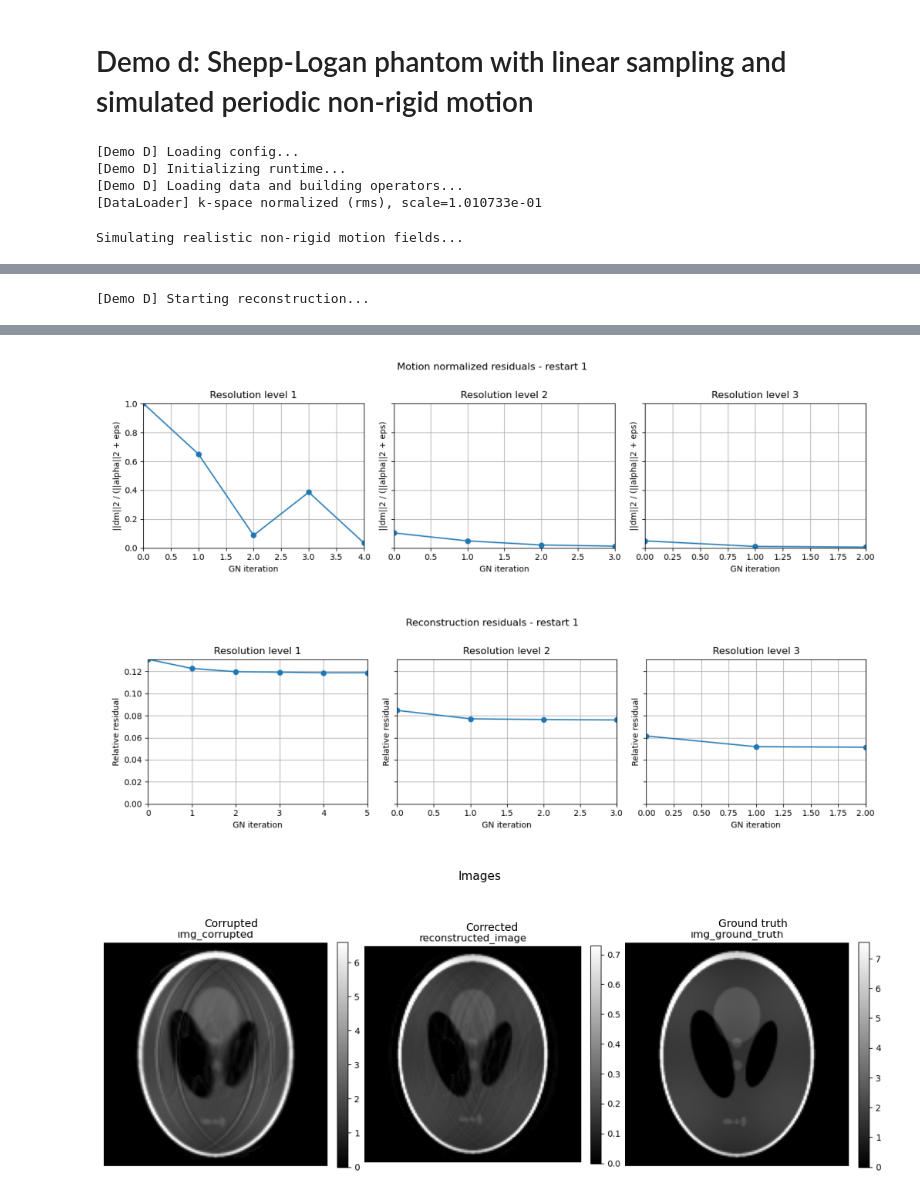
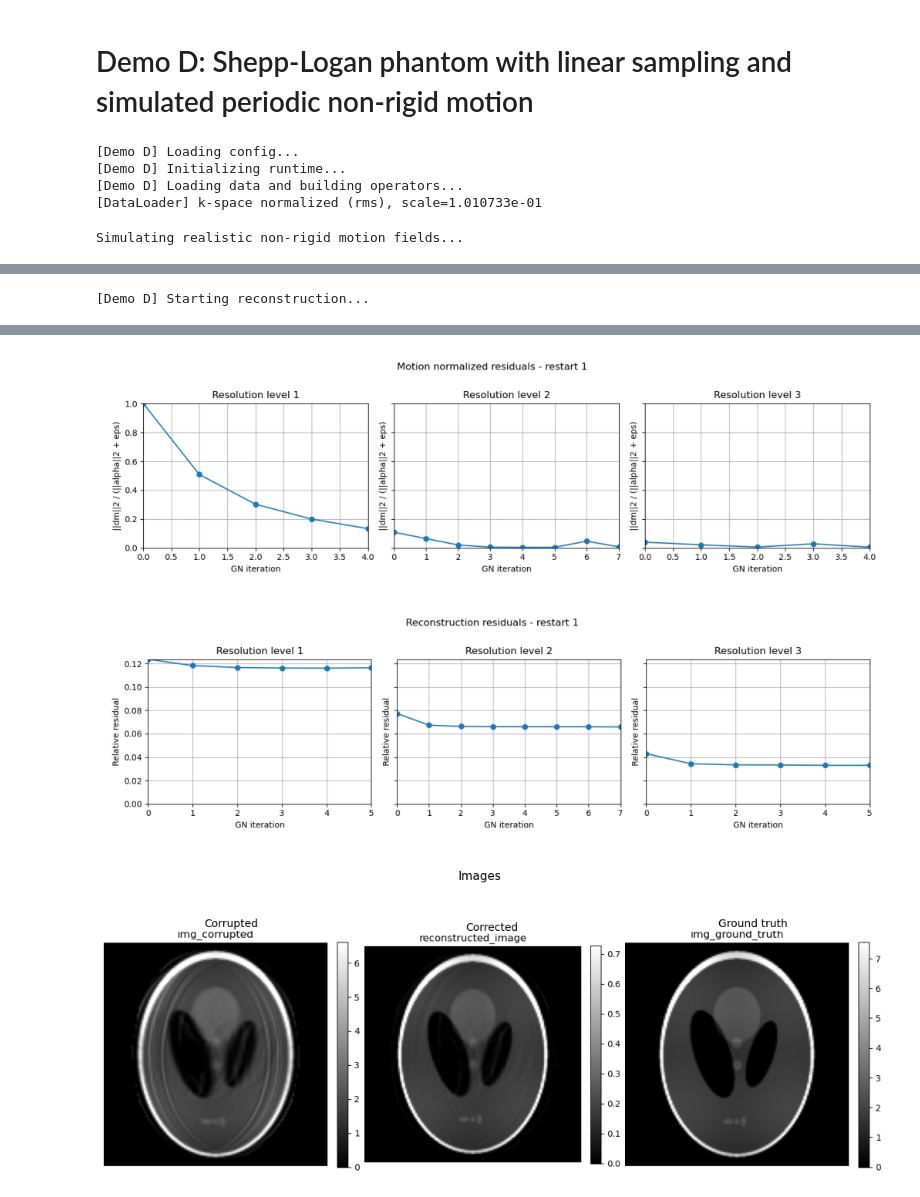
Before and after one commit to IADI-Nancy/GRICS-torch, a Jupyter notebook: demo_d_shepp_linear_nonrigid.ipynb, the cells around one changed output, grey strips where cells are left out. Drawn from its saved outputs; the diff is of its cells as text; code cells hidden in the pictures.

```diff
--- a/demo_d_shepp_linear_nonrigid.ipynb
+++ b/demo_d_shepp_linear_nonrigid.ipynb
@@ -1,5 +1,5 @@
 # %% [markdown]
-# Demo d: Shepp-Logan phantom with linear sampling and simulated periodic non-rigid motion
+# Demo D: Shepp-Logan phantom with linear sampling and simulated periodic non-rigid motion
 # %%
 import time
 
@@ -15,7 +15,7 @@ def main():
     print("[Demo D] Loading config...")
     params = load_config(
         data_type="shepp-logan",
-        reconstruction_config="config/reconstruction/nonrigid_fast.toml",
+        reconstruction_config="config/reconstruction/nonrigid_high_quality.toml",
         shepp_logan_config="config/shepp_logan.toml",
         sampling_config="config/sampling_simulation/linear.toml",
         motion_simulation_config="config/motion_simulation/nonrigid.toml",
@@ -79,3 +79,3 @@ Elapsed time: 36.79 s
-[figure, old version]
+[figure, new version]
-[figure, old version]
+[figure, new version]
 [figure]
```
Also changed, not shown: parts of 1 cell of this notebook, 13 other files.
